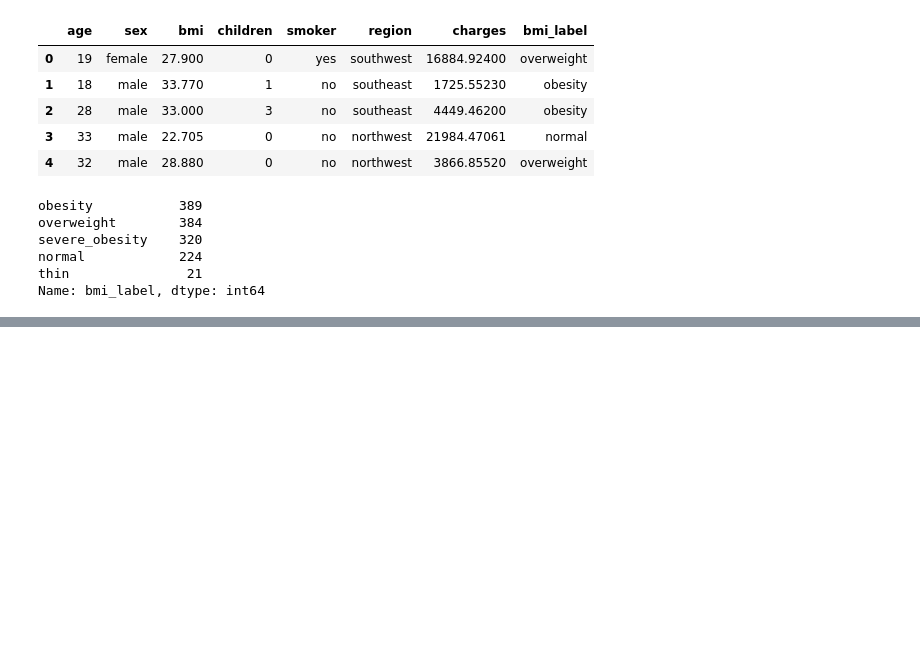
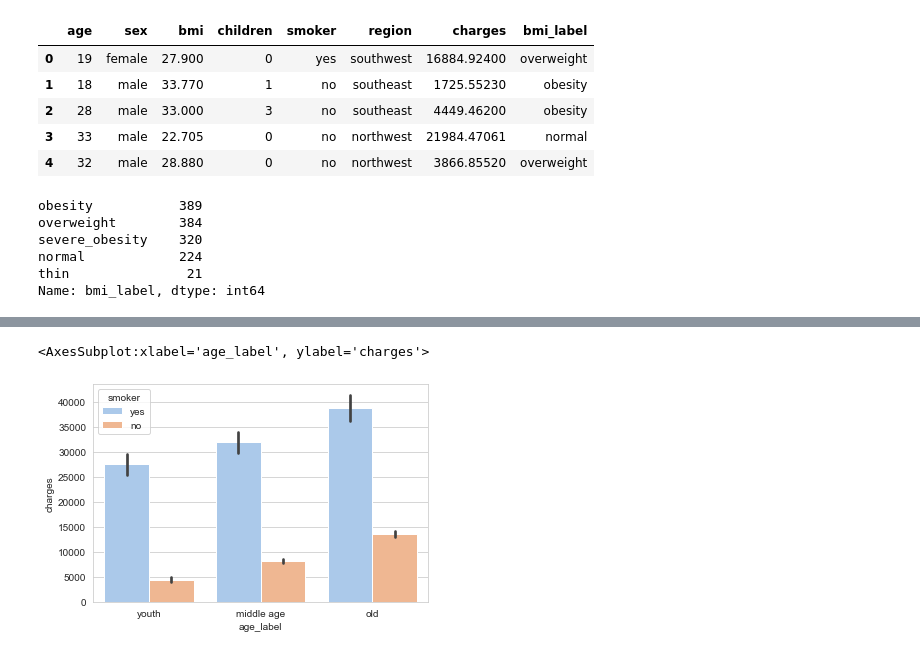
Before and after one commit to osmanGuler19/Insurance_dataset_classification, a Jupyter notebook: Insurance.ipynb, the cells around one changed output, grey strips where cells are left out. Drawn from its saved outputs; the diff is of its cells as text; code cells hidden in the pictures; blank space fills up the shorter version.

```diff
--- a/Insurance.ipynb
+++ b/Insurance.ipynb
@@ -330,0 +362,10 @@ df['smoker'] = df.smoker.apply(lambda x : 1 if(x.lower()=='yes') else 0)
+# %%
+def label_age(x):
+    if(x <=30):
+        return 'youth'
+    elif(x> 30 and x<=50):
+        return 'middle age'
+    else:
+        return 'old'
+# %%
+df['age_label'] = df.age.apply(lambda x: label_age(x))
@@ -330,0 +388,5 @@ df['smoker'] = df.smoker.apply(lambda x : 1 if(x.lower()=='yes') else 0)
+# %%
+sns.barplot(x='age_label', y='charges', hue='smoker', data=df)
+# %% [output]
+<AxesSubplot:xlabel='age_label', ylabel='charges'>
+[figure, added]
```
Also changed, not shown: parts of 50 cells of this notebook, 1 other file.
